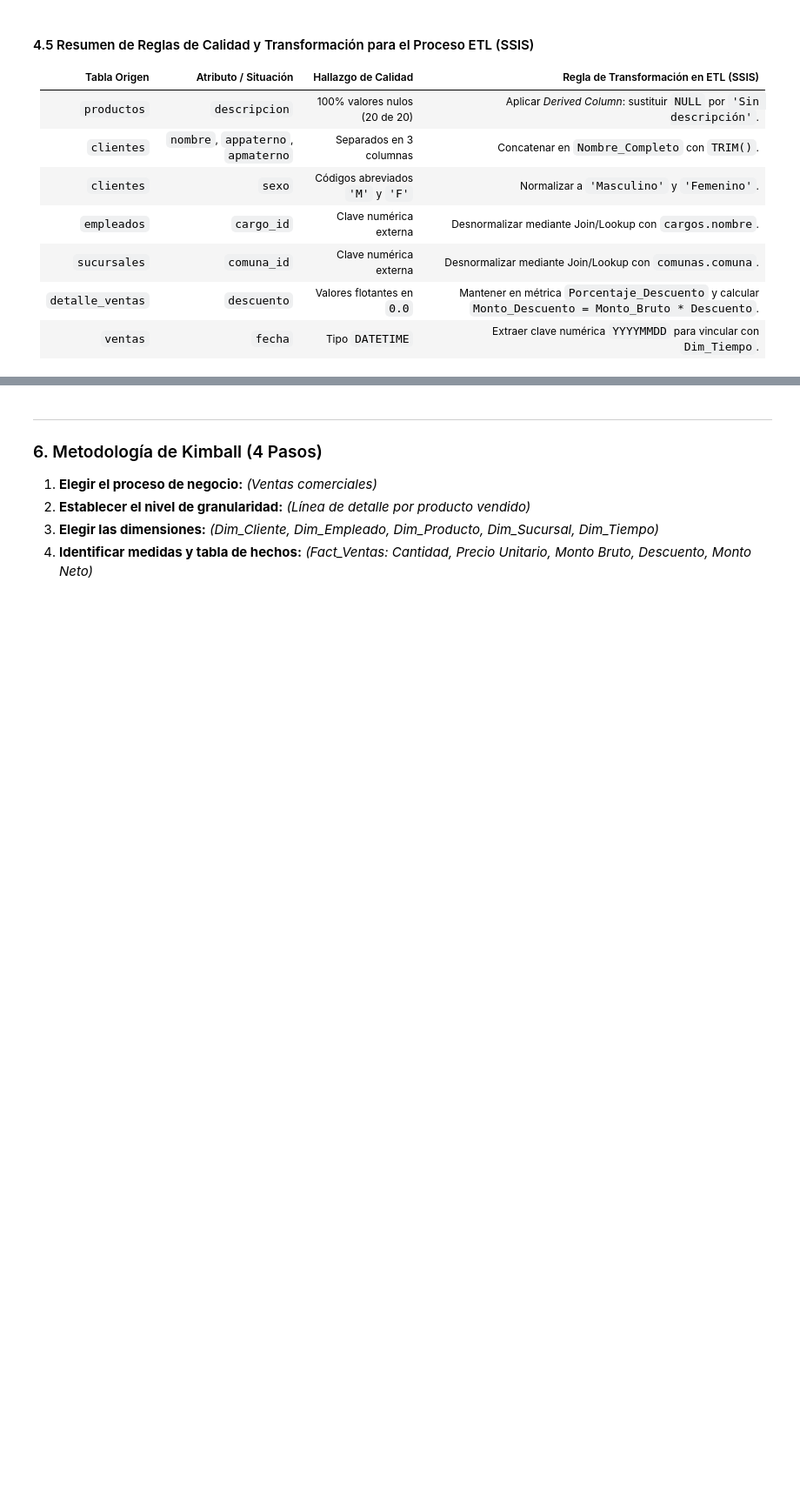
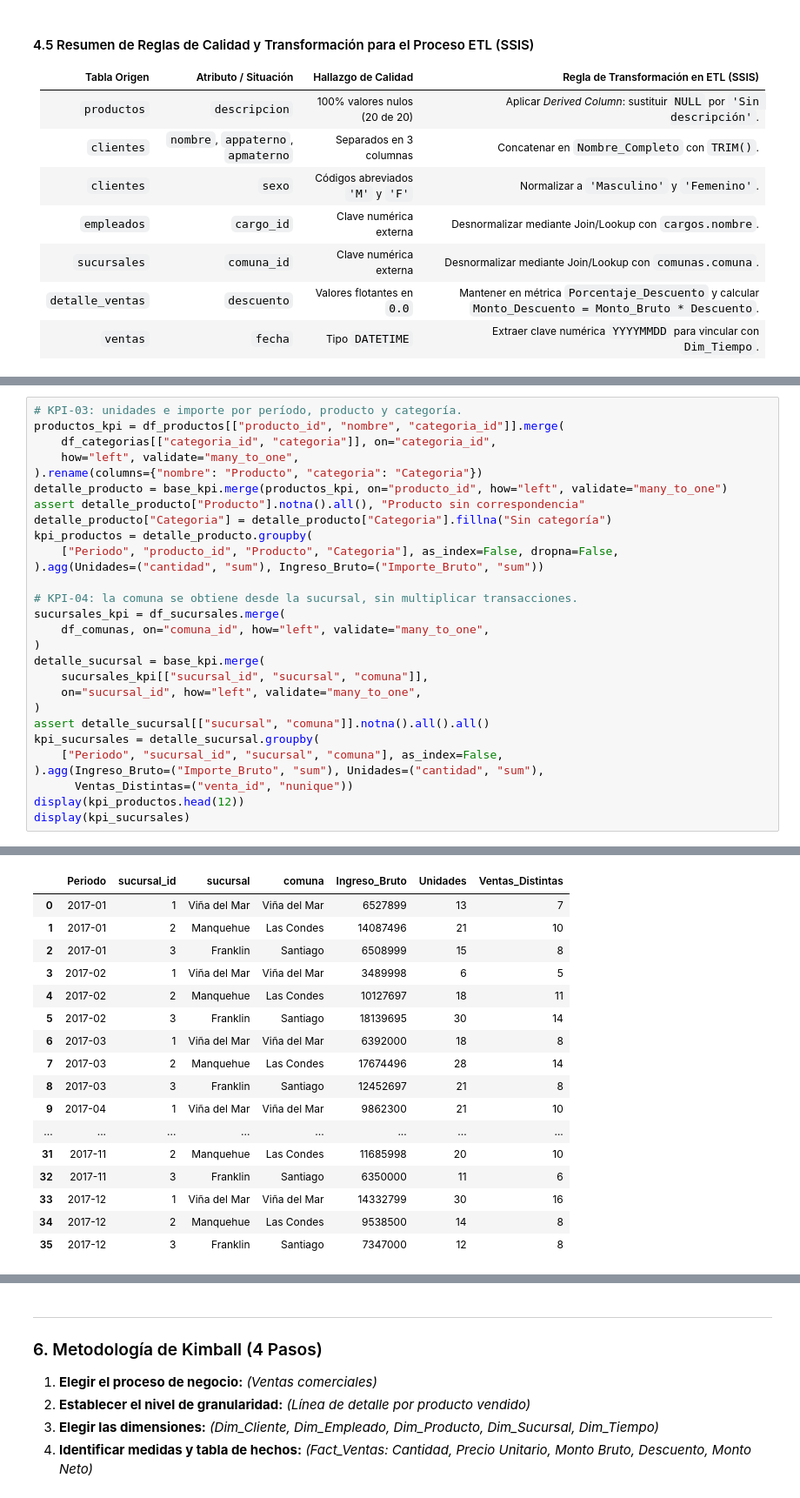
Before and after one commit to MarceloMejias/C2-Caso1-IN, a Jupyter notebook: notebooks/modelo_de_negocios.ipynb, the cells around one changed output, grey strips where cells are left out. Shown at 87% size. Saved outputs shown, nothing was run; the diff lists cells and outputs as text; blank space fills up the shorter version.

Commit message:
Define y verifica los KPI de ventas del negocio (#2)

```diff
--- a/notebooks/modelo_de_negocios.ipynb
+++ b/notebooks/modelo_de_negocios.ipynb
@@ -363,0 +447,29 @@ print(f"• Facturación Total Histórica: ${monto_total_facturado:,.0f} CLP")
+# %%
+# KPI-03: unidades e importe por período, producto y categoría.
+productos_kpi = df_productos[["producto_id", "nombre", "categoria_id"]].merge(
+    df_categorias[["categoria_id", "categoria"]], on="categoria_id",
+    how="left", validate="many_to_one",
+).rename(columns={"nombre": "Producto", "categoria": "Categoria"})
+detalle_producto = base_kpi.merge(productos_kpi, on="producto_id", how="left", validate="many_to_one")
+assert detalle_producto["Producto"].notna().all(), "Producto sin correspondencia"
+detalle_producto["Categoria"] = detalle_producto["Categoria"].fillna("Sin categoría")
+kpi_productos = detalle_producto.groupby(
+    ["Periodo", "producto_id", "Producto", "Categoria"], as_index=False, dropna=False,
+).agg(Unidades=("cantidad", "sum"), Ingreso_Bruto=("Importe_Bruto", "sum"))
+
+# KPI-04: la comuna se obtiene desde la sucursal, sin multiplicar transacciones.
+sucursales_kpi = df_sucursales.merge(
+    df_comunas, on="comuna_id", how="left", validate="many_to_one",
+)
+detalle_sucursal = base_kpi.merge(
+    sucursales_kpi[["sucursal_id", "sucursal", "comuna"]],
+    on="sucursal_id", how="left", validate="many_to_one",
+)
+assert detalle_sucursal[["sucursal", "comuna"]].notna().all().all()
+kpi_sucursales = detalle_sucursal.groupby(
+    ["Periodo", "sucursal_id", "sucursal", "comuna"], as_index=False,
+).agg(Ingreso_Bruto=("Importe_Bruto", "sum"), Unidades=("cantidad", "sum"),
+      Ventas_Distintas=("venta_id", "nunique"))
+display(kpi_productos.head(12))
+display(kpi_sucursales)
+# %% [output]
@@ -363,0 +489,17 @@ print(f"• Facturación Total Histórica: ${monto_total_facturado:,.0f} CLP")
+|  | Periodo | sucursal_id | sucursal | comuna | Ingreso_Bruto | Unidades | Ventas_Distintas |
+| 0 | 2017-01 | 1 | Viña del Mar | Viña del Mar | 6527899 | 13 | 7 |
+| 1 | 2017-01 | 2 | Manquehue | Las Condes | 14087496 | 21 | 10 |
+| 2 | 2017-01 | 3 | Franklin | Santiago | 6508999 | 15 | 8 |
+| 3 | 2017-02 | 1 | Viña del Mar | Viña del Mar | 3489998 | 6 | 5 |
+| 4 | 2017-02 | 2 | Manquehue | Las Condes | 10127697 | 18 | 11 |
+| 5 | 2017-02 | 3 | Franklin | Santiago | 18139695 | 30 | 14 |
+| 6 | 2017-03 | 1 | Viña del Mar | Viña del Mar | 6392000 | 18 | 8 |
+| 7 | 2017-03 | 2 | Manquehue | Las Condes | 17674496 | 28 | 14 |
+| 8 | 2017-03 | 3 | Franklin | Santiago | 12452697 | 21 | 8 |
+| 9 | 2017-04 | 1 | Viña del Mar | Viña del Mar | 9862300 | 21 | 10 |
+| ... | ... | ... | ... | ... | ... | ... | ... |
+| 31 | 2017-11 | 2 | Manquehue | Las Condes | 11685998 | 20 | 10 |
+| 32 | 2017-11 | 3 | Franklin | Santiago | 6350000 | 11 | 6 |
+| 33 | 2017-12 | 1 | Viña del Mar | Viña del Mar | 14332799 | 30 | 16 |
+| 34 | 2017-12 | 2 | Manquehue | Las Condes | 9538500 | 14 | 8 |
+| 35 | 2017-12 | 3 | Franklin | Santiago | 7347000 | 12 | 8 |
```
Also changed, not shown: parts of 8 cells of this notebook, 1 other file.
